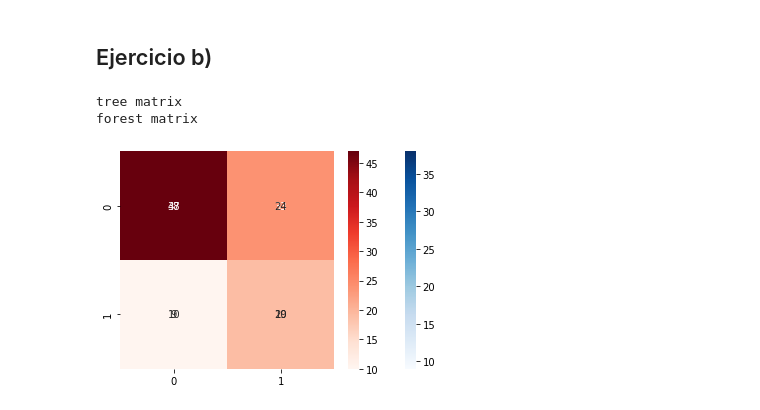
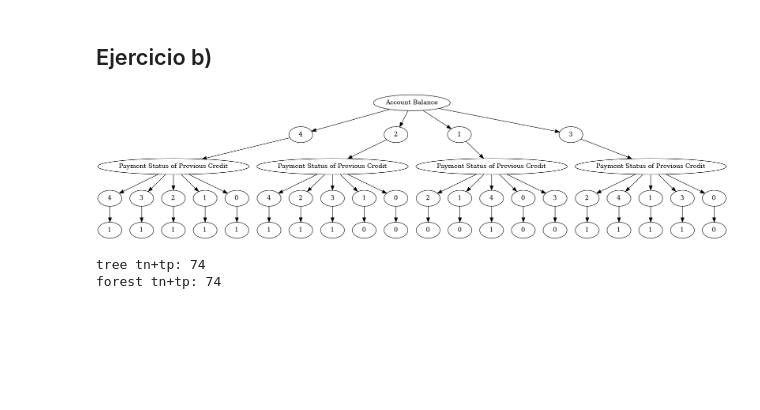
Before and after one commit to gsilvatici/MachineLearningStories, a Jupyter notebook: tp2/ej1.ipynb, the cells around one changed output. Drawn from its saved outputs; the diff is of its cells as text; code cells hidden in the pictures; blank space fills up the shorter version.

```diff
--- a/tp2/ej1.ipynb
+++ b/tp2/ej1.ipynb
@@ -123,15 +123,17 @@ from src.decision_tree import DecisionTree
 config = {
     'gain_function': 'shannon',
     'objective':'Creditability',
-    'max_depth': 10
+    'max_depth': 2
 }
 # training = training.astype(str)
 # testing = testing.astype(str)
 etree = DecisionTree(training, config, simplify=False)
 forest = RandomForest(training, config, sample_proportion=0.7, tree_count=5)
 # %%
-#dot = etree.digraph()
-#dot.format = 'png'
-#dot.render(filename='ej1b', directory='./graphics')
+dot = etree.digraph()
+dot.format = 'png'
+dot.render(filename='ej1b', directory='./graphics')
 
-#Image('graphics/ej1b.png')
+Image('graphics/ej1b.png')
+# %% [output]
+[figure, added]
@@ -143,11 +140,21 @@ predicted_forest = forest.predict(test)
+# %%
+expected = list(testing['Creditability'])
+test = testing.to_dict('records')
+predicted_tree = etree.predict(test, debug=True)
+predicted_forest = forest.predict(test)
+count_t = 0
+count_f = 0
+for e_i, a_i in zip(expected, predicted_tree):
+    if str(e_i) == str(a_i):
+        count_t += 1
+for e_i, a_i in zip(expected, predicted_forest):
+    if str(e_i) == str(a_i):
+        count_f += 1
+print(f"tree tn+tp: {count_t}")
+print(f"forest tn+tp: {count_f}")
+# %% [output]
+tree tn+tp: 74
+forest tn+tp: 74
 # %%
 matrix_tree = confusion_matrix(predicted_tree, expected, [0, 1])
 matrix_forest = confusion_matrix(predicted_forest, expected, [0, 1])
-print("tree matrix")
-heatmap(matrix_tree, annot=True, cmap='Blues', fmt='g')
-print("forest matrix")
-heatmap(matrix_forest, annot=True, cmap='Reds', fmt='g')
-# %% [output]
-tree matrix
-forest matrix
-[figure, removed]
```
Also changed, not shown: parts of 3 cells of this notebook, 3 other files.
